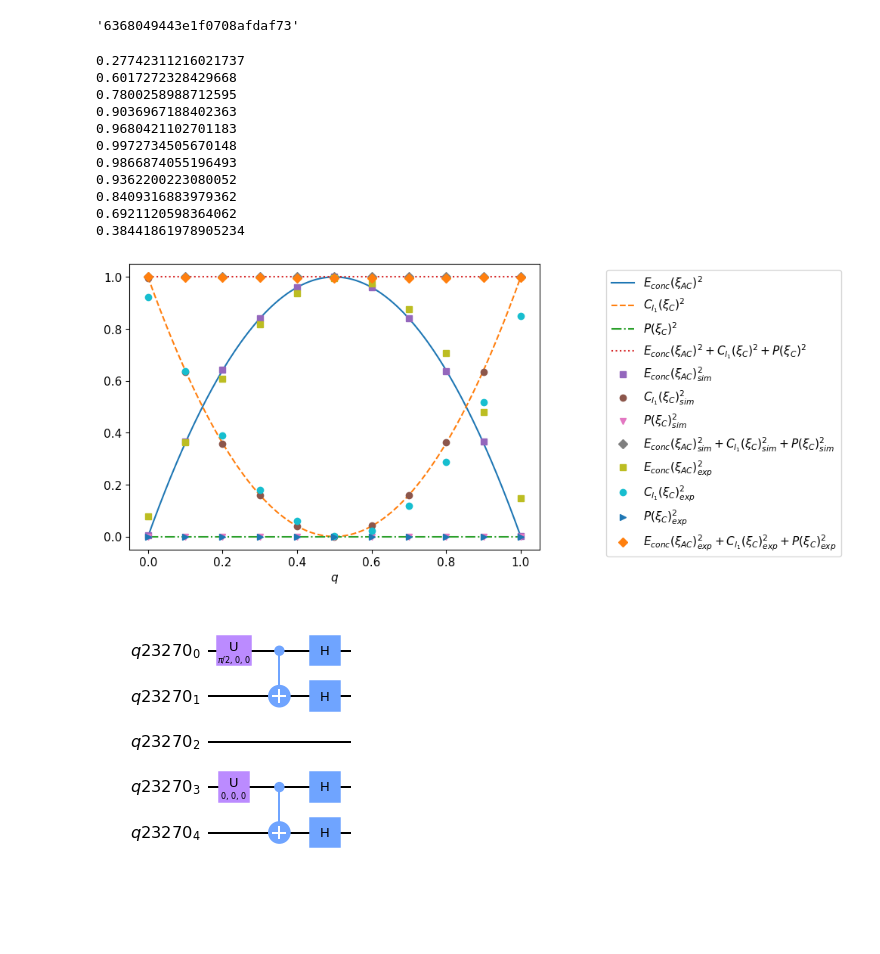
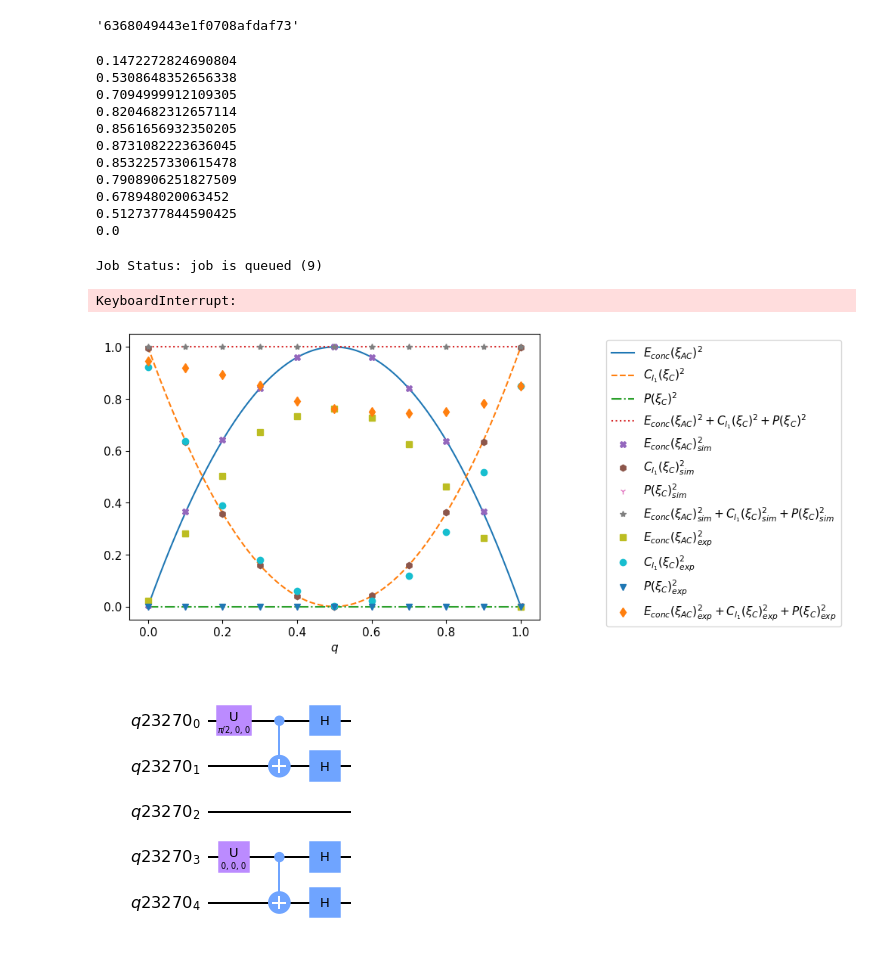
Before and after one commit to abbarreto/qiskit3, a Jupyter notebook: 02_entanglement_swap_coeh_pred.ipynb, the cells around one changed output. Saved outputs shown, nothing was run; the diff lists cells and outputs as text; code cells hidden in the pictures; blank space fills up the shorter version.

```diff
--- a/02_entanglement_swap_coeh_pred.ipynb
+++ b/02_entanglement_swap_coeh_pred.ipynb
@@ -679,21 +688,33 @@ list_ids[0]
 # %% [output]
 '6368049443e1f0708afdaf73'
 # %%
+q_exp = np.arange(0,1.1,0.1); N = len(q_exp)
 for j in range(0,N):
     job = device.retrieve_job(list_ids[j])
     qstf_exp = StateTomographyFitter(job.result(), qstc)
-    rho_10_exp = qstf_exp.fit(method='lstsq'); E_exp_10[j] = concurrence_psi(rho_10_exp)
+    rho_10_exp = qstf_exp.fit(method='lstsq');
+    #E_exp_10[j] = concurrence_psi(rho_10_exp)
+    E_exp_10[j] = Econc_(rho_10_exp)
     print(E_exp_10[j])
-    #break
 # %% [output]
-0.27742311216021737
-0.6017272328429668
-0.7800258988712595
-0.9036967188402363
-0.9680421102701183
-0.9972734505670148
-0.9866874055196493
-0.9362200223080052
-0.8409316883979362
-0.6921120598364062
-0.38441861978905234
+0.1472272824690804
+0.5308648352656338
+0.7094999912109305
+0.8204682312657114
+0.8561656932350205
+0.8731082223636045
+0.8532257330615478
+0.7908906251827509
+0.678948020063452
+0.5127377844590425
+0.0
+# %%
+# error mitigation
+qubit_list = [0,1]
+meas_calibs, state_labels = complete_meas_cal(qubit_list = qubit_list, qr = qr)
+job = qiskit.execute(meas_calibs, backend = device, shots = nshots)
+print(job.job_id()); job_monitor(job)
+meas_fitter = CompleteMeasFitter(job.result(), state_labels)
+# %% [output]
+Job Status: job is queued (9)
+KeyboardInterrupt:
@@ -700,29 +723,39 @@ for j in range(0,N):
+# %%
+q_exp = np.arange(0,1.1,0.1); N = len(q_exp)
+for j in range(0,N):
+    job = device.retrieve_job(list_ids[j])
+    mitigated_results = meas_fitter.filter.apply(job.result())
+    qstf_exp = StateTomographyFitter(mitigated_results, qstc)
+    rho_10_exp = qstf_exp.fit(method='lstsq');
+    #E_exp_10[j] = concurrence_psi(rho_10_exp)
+    E_exp_10[j] = Econc_(rho_10_exp)
+    print(E_exp_10[j])
 # %%
 import matplotlib
 matplotlib.rcParams.update({'font.size':11}); plt.figure(figsize = (7,5), dpi = 100)
 q = np.arange(0,1.01,0.01)
 Ei2 = 4*q*(1-q)
 Ci2 = (2*q-1)**2
 Pi2 = np.zeros(len(q))
 Pm = 1-2*q*(1-q)
 plt.plot(q, Ei2, '-', label=r'$E_{conc}(\xi_{AC})^2$')
 plt.plot(q, Ci2, '--', label=r'$C_{l_1}(\xi_C)^2$')
 plt.plot(q, Pi2, '-.', label=r'$P(\xi_C)^2$')
 plt.plot(q, Ei2+Ci2, ':', label=r'$E_{conc}(\xi_{AC})^{2}+C_{l_{1}}(\xi_{C})^{2}+P(\xi_C)^2$')
-plt.plot(q_exp, E_sim_10**2, 's', label=r'$E_{conc}(\xi_{AC})^2_{sim}$')
-plt.plot(q_exp, C_sim_0**2, 'o', label=r'$C_{l_1}(\xi_C)^2_{sim}$')
-plt.plot(q_exp, P_sim_0**2, 'v', label=r'$P(\xi_C)^2_{sim}$')
-plt.plot(q_exp, E_sim_10**2+C_sim_0**2+P_sim_0**2, 'D', label=r'$E_{conc}(\xi_{AC})^{2}_{sim}+C_{l_{1}}(\xi_{C})^{2}_{sim}+P(\xi_C)^2_{sim}$')
+plt.plot(q_exp, E_sim_10**2, 'X', label=r'$E_{conc}(\xi_{AC})^2_{sim}$')
+plt.plot(q_exp, C_sim_0**2, 'h', label=r'$C_{l_1}(\xi_C)^2_{sim}$')
+plt.plot(q_exp, P_sim_0**2, '>', label=r'$P(\xi_C)^2_{sim}$')
+plt.plot(q_exp, E_sim_10**2+C_sim_0**2+P_sim_0**2, '*', label=r'$E_{conc}(\xi_{AC})^{2}_{sim}+C_{l_{1}}(\xi_{C})^{2}_{sim}+P(\xi_C)^2_{sim}$')
 plt.plot(q_exp, E_exp_10**2, 's', label=r'$E_{conc}(\xi_{AC})^2_{exp}$')
 plt.plot(q_exp, C_exp_0**2, 'o', label=r'$C_{l_1}(\xi_C)^2_{exp}$')
-plt.plot(q_exp, P_exp_0**2, '>', label=r'$P(\xi_C)^2_{exp}$')
-plt.plot(q_exp, E_exp_10**2+C_exp_0**2+P_exp_0**2, 'D', label=r'$E_{conc}(\xi_{AC})^{2}_{exp}+C_{l_{1}}(\xi_{C})^{2}_{exp}+P(\xi_C)^2_{exp}$')
+plt.plot(q_exp, P_exp_0**2, 'v', label=r'$P(\xi_C)^2_{exp}$')
+plt.plot(q_exp, E_exp_10**2+C_exp_0**2+P_exp_0**2, 'd', label=r'$E_{conc}(\xi_{AC})^{2}_{exp}+C_{l_{1}}(\xi_{C})^{2}_{exp}+P(\xi_C)^2_{exp}$')
 plt.legend(bbox_to_anchor=(1.75, 1.0), loc='upper right')
 plt.xlabel(r'$q$')
 plt.savefig('fig_Eswap_pre_bbm.pdf')
 plt.show()
 # %% [output]
-[figure, old version]
+[figure, new version]
 # %%
 qc.draw(output='mpl')
 # %% [output]
```
Also changed, not shown: parts of 17 cells of this notebook, 2 other files.
